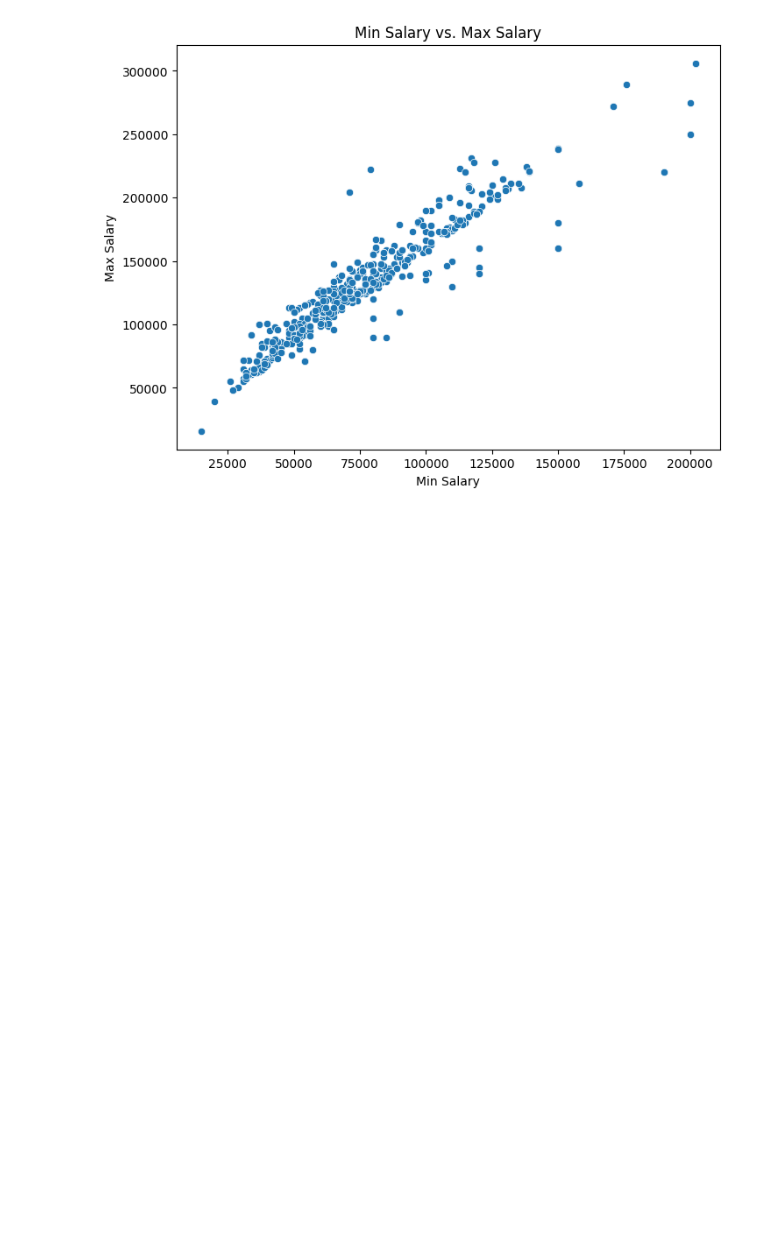
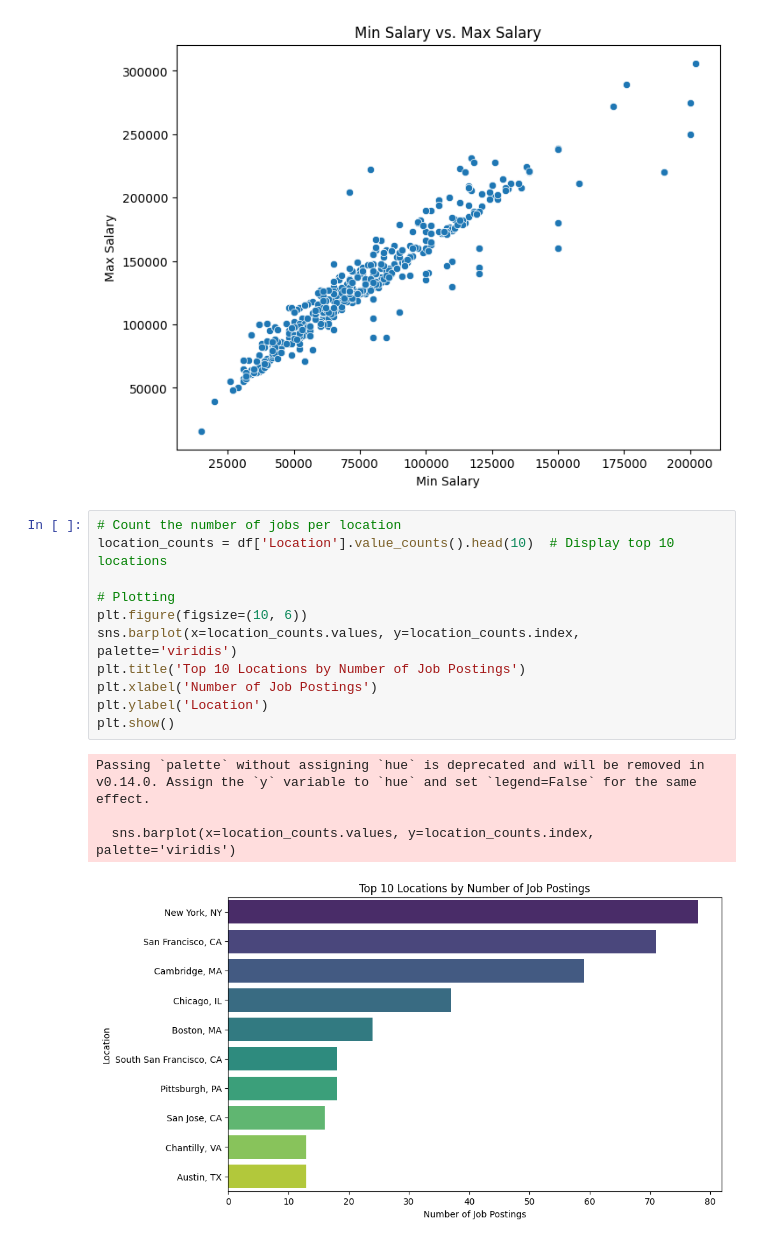
Before and after one commit to Jatingpt/Glassdoor-Job-Salary-Prediction-, a Jupyter notebook: Glassdoor_Job_Salary_ML_Model.ipynb, the cells around one changed output. Drawn from its saved outputs; the diff is of its cells as text; blank space fills up the shorter version.

```diff
--- a/Glassdoor_Job_Salary_ML_Model.ipynb
+++ b/Glassdoor_Job_Salary_ML_Model.ipynb
@@ -421,3 +421,19 @@ plt.ylabel('Max Salary')
 plt.show()
 # %% [output]
 [figure]
+# %%
+# Count the number of jobs per location
+location_counts = df['Location'].value_counts().head(10)  # Display top 10 locations
+
+# Plotting
+plt.figure(figsize=(10, 6))
+sns.barplot(x=location_counts.values, y=location_counts.index, palette='viridis')
+plt.title('Top 10 Locations by Number of Job Postings')
+plt.xlabel('Number of Job Postings')
+plt.ylabel('Location')
+plt.show()
+# %% [output]
+Passing `palette` without assigning `hue` is deprecated and will be removed in v0.14.0. Assign the `y` variable to `hue` and set `legend=False` for the same effect.
+
+  sns.barplot(x=location_counts.values, y=location_counts.index, palette='viridis')
+[figure, added]
```
Also changed, not shown: parts of 24 cells of this notebook.
